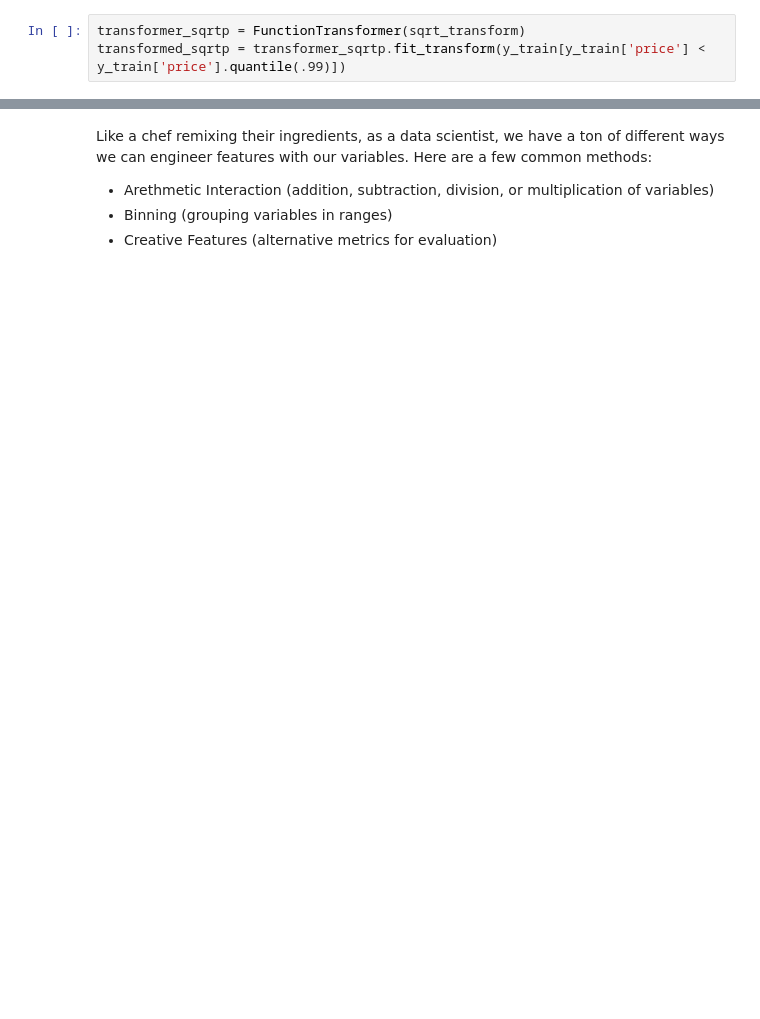
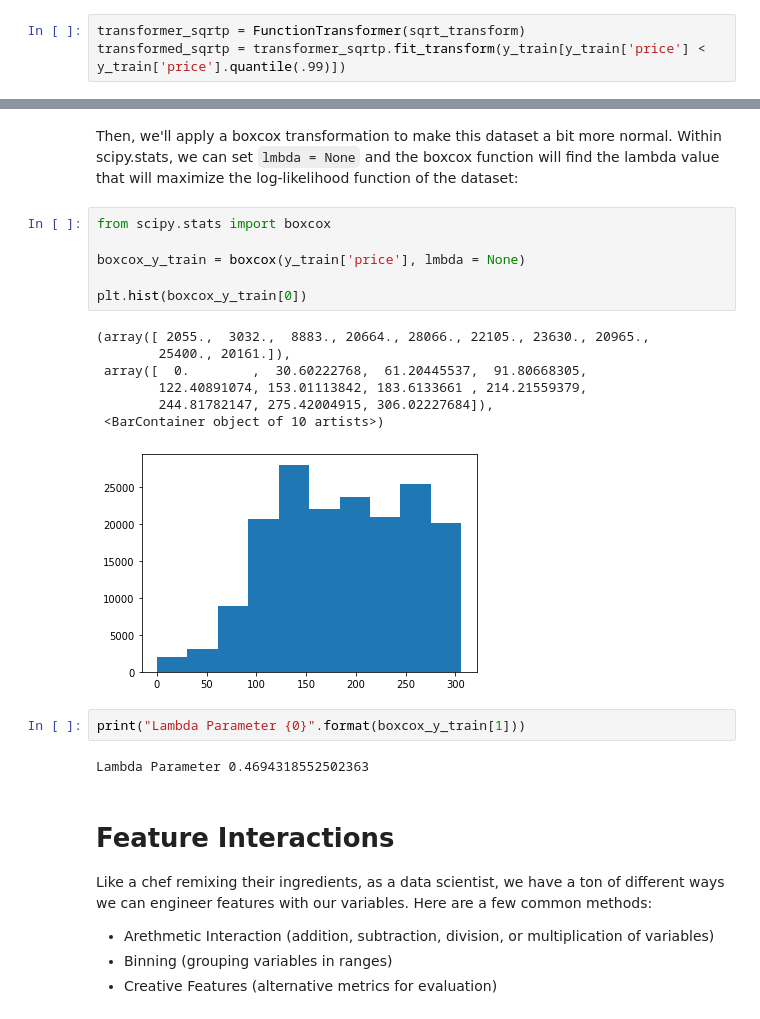
Before and after one commit to PlayingNumbers/ML_Process_Course, a Jupyter notebook: 7_feature_engineering/7_2_scaling/feature-scaling.ipynb, the cells around one changed output, grey strips where cells are left out. Saved outputs shown, nothing was run; the diff lists cells and outputs as text; blank space fills up the shorter version.

```diff
--- a/7_feature_engineering/7_2_scaling/feature-scaling.ipynb
+++ b/7_feature_engineering/7_2_scaling/feature-scaling.ipynb
@@ -281,4 +427,26 @@ X_train.min()
+# %% [markdown]
+Then, we'll apply a boxcox transformation to make this dataset a bit more normal. Within scipy.stats, we can set `lmbda = None` and the boxcox function will find the lambda value that will maximize the log-likelihood function of the dataset:
+# %%
+from scipy.stats import boxcox
+
+boxcox_y_train = boxcox(y_train['price'], lmbda = None)
+
+plt.hist(boxcox_y_train[0])
+# %% [output]
+(array([ 2055.,  3032.,  8883., 20664., 28066., 22105., 23630., 20965.,
+        25400., 20161.]),
+ array([  0.        ,  30.60222768,  61.20445537,  91.80668305,
+        122.40891074, 153.01113842, 183.6133661 , 214.21559379,
+        244.81782147, 275.42004915, 306.02227684]),
+ <BarContainer object of 10 artists>)
+[figure, added]
+# %%
+print("Lambda Parameter {0}".format(boxcox_y_train[1]))
+# %% [output]
+Lambda Parameter 0.4694318552502363
 # %% [markdown]
+# Feature Interactions
+
 Like a chef remixing their ingredients, as a data scientist, we have a ton of different ways we can engineer features with our variables. Here are a few common methods:
 
 - Arethmetic Interaction (addition, subtraction, division, or multiplication of variables)
```
Also changed, not shown: parts of 36 cells of this notebook.
